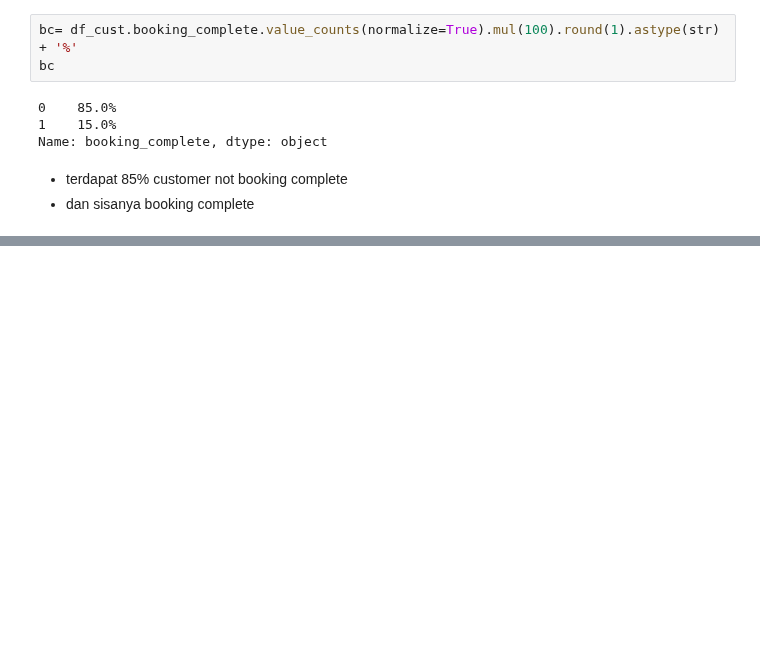
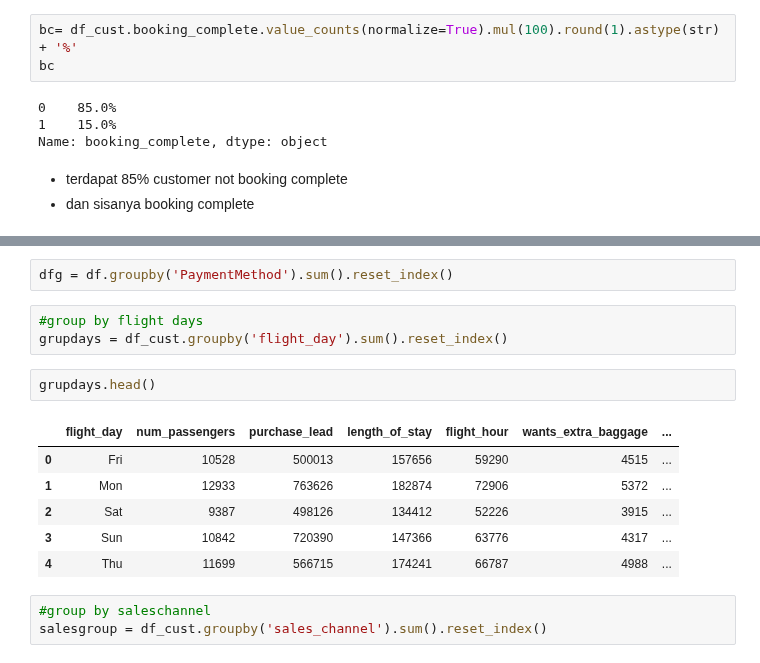
Before and after one commit to kintan-pitaloka/BACustomerBehaviour, a Jupyter notebook: PredictingCustomersBehaviour.ipynb, the cells around one changed output, grey strips where cells are left out. Saved outputs shown, nothing was run; the diff lists cells and outputs as text; blank space fills up the shorter version.

Commit message:
update
- add groupby section

```diff
--- a/PredictingCustomersBehaviour.ipynb
+++ b/PredictingCustomersBehaviour.ipynb
@@ -448,0 +459,17 @@ Name: booking_complete, dtype: object
+# %%
+dfg = df.groupby('PaymentMethod').sum().reset_index()
+# %%
+#group by flight days
+grupdays = df_cust.groupby('flight_day').sum().reset_index()
+# %%
+grupdays.head()
+# %% [output]
+|  | flight_day | num_passengers | purchase_lead | length_of_stay | flight_hour | wants_extra_baggage | ... |
+| 0 | Fri | 10528 | 500013 | 157656 | 59290 | 4515 | ... |
+| 1 | Mon | 12933 | 763626 | 182874 | 72906 | 5372 | ... |
+| 2 | Sat | 9387 | 498126 | 134412 | 52226 | 3915 | ... |
+| 3 | Sun | 10842 | 720390 | 147366 | 63776 | 4317 | ... |
+| 4 | Thu | 11699 | 566715 | 174241 | 66787 | 4988 | ... |
+# %%
+#group by saleschannel
+salesgroup = df_cust.groupby('sales_channel').sum().reset_index()
```
Also changed, not shown: parts of 50 cells of this notebook.
